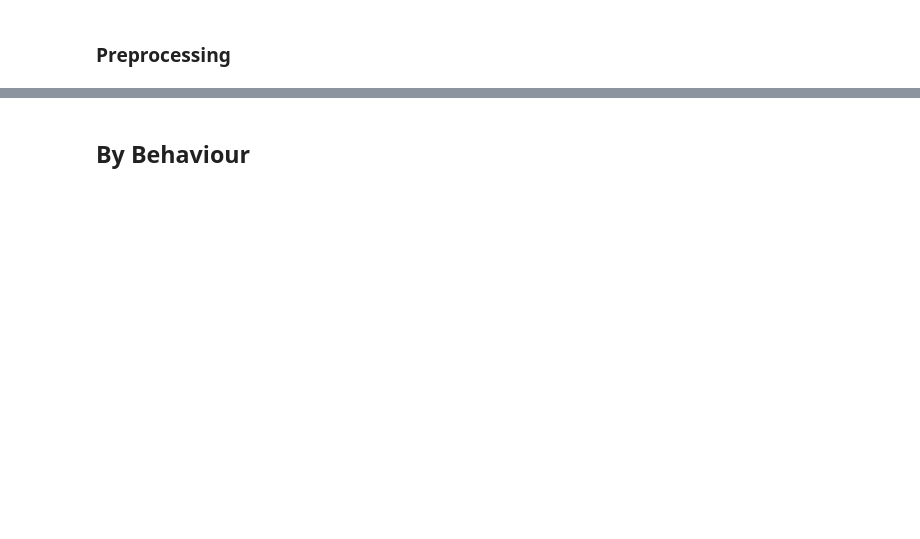
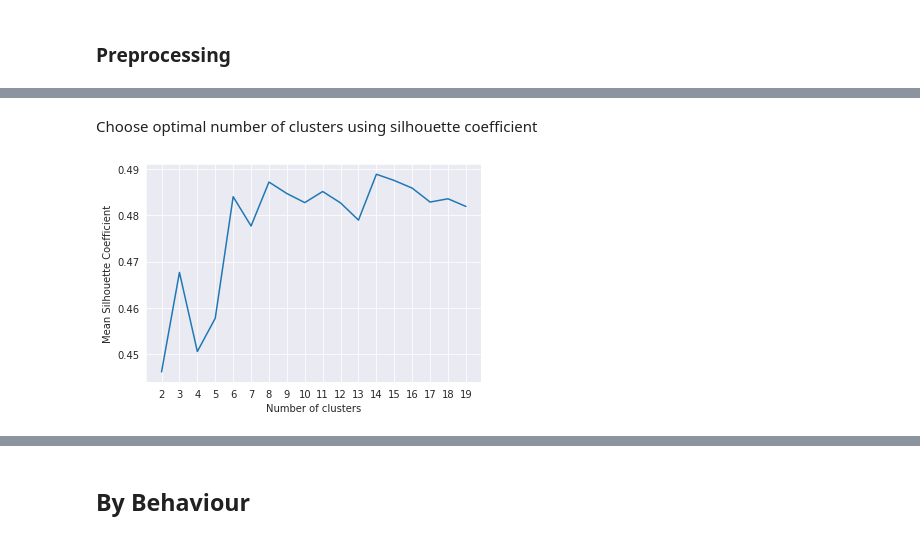
Before and after one commit to cameronstackhouse/exploring-the-design-space-of-artificial-life, a Jupyter notebook: results.ipynb, the cells around one changed output, grey strips where cells are left out. Saved outputs shown, nothing was run; the diff lists cells and outputs as text; code cells hidden in the pictures; blank space fills up the shorter version.

```diff
--- a/results.ipynb
+++ b/results.ipynb
@@ -114,0 +167,6 @@ df
+# %% [markdown]
+Choose optimal number of clusters using silhouette coefficient
+# %%
+clusters, labels, score = choose_num_clusters(df_reduced, num_clusters=20, plot=True)
+# %% [output]
+[figure, added]
```
Also changed, not shown: parts of 15 cells of this notebook, 2 other files.
